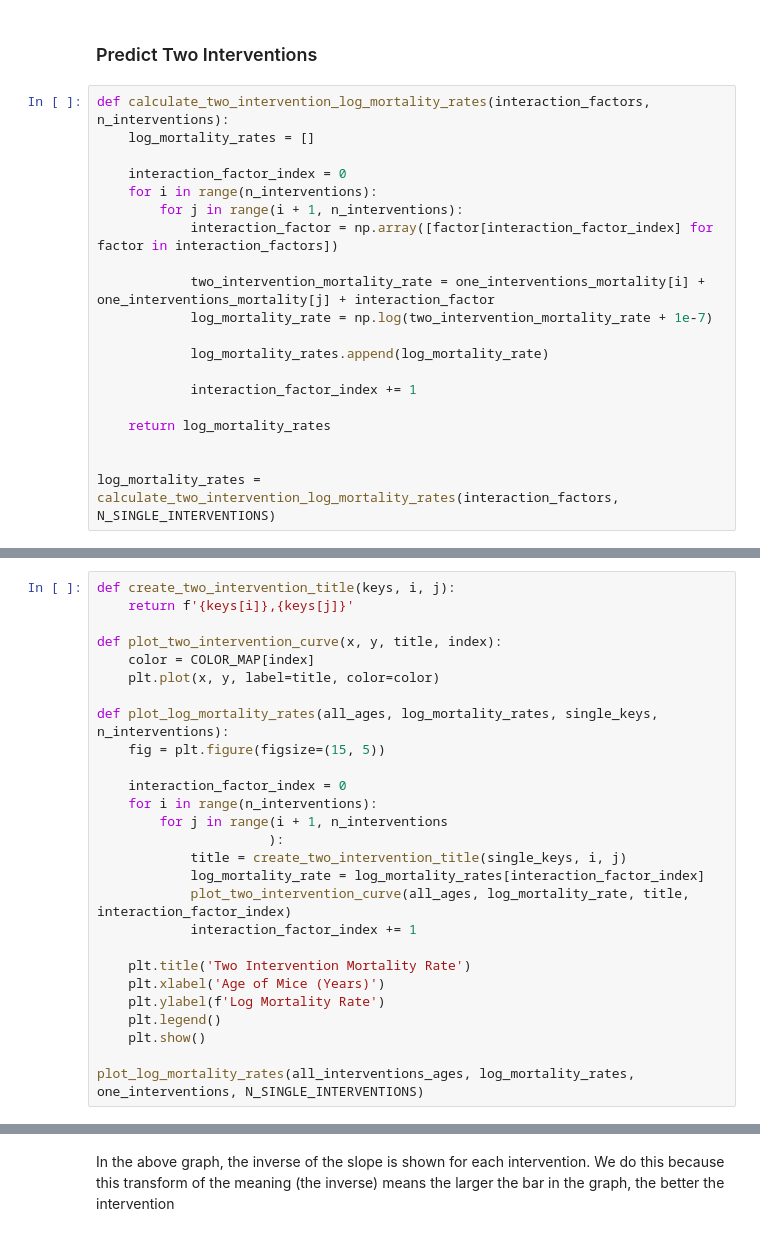
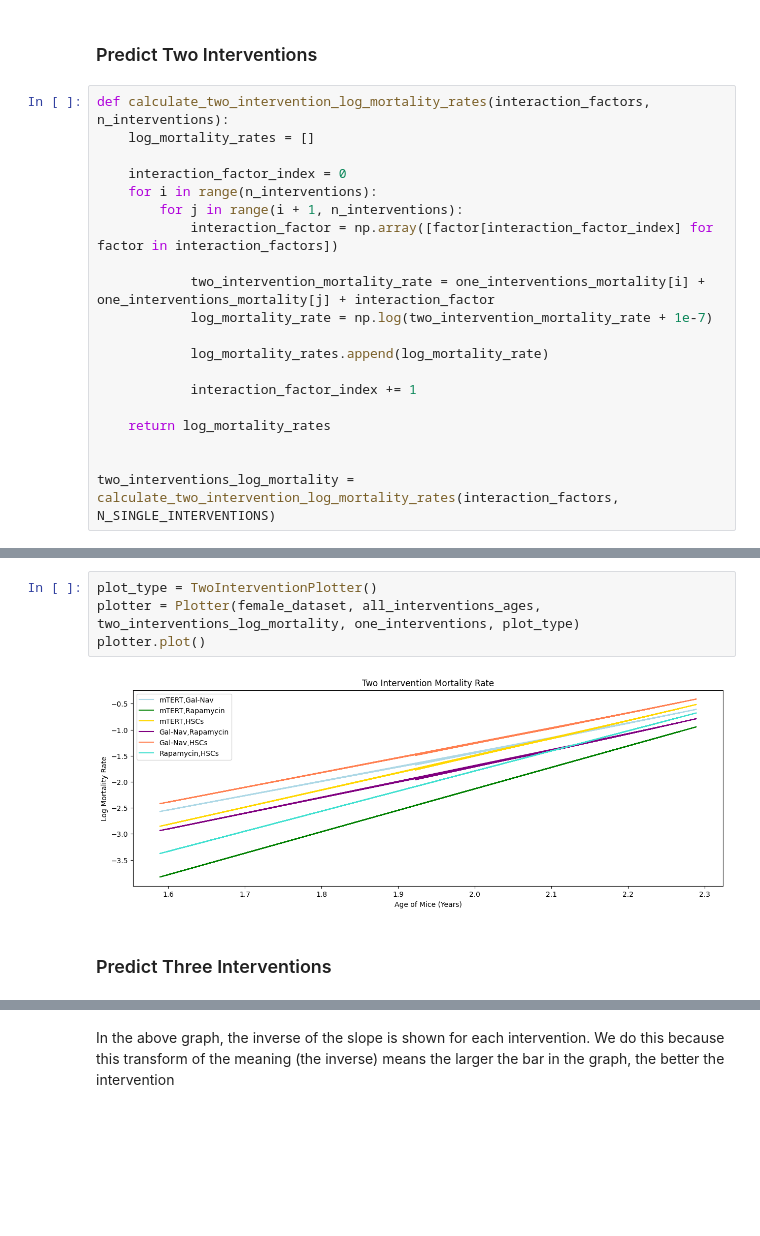
Before and after one commit to shs2017/Data-Literacy, a Jupyter notebook: exp/Second_Order_model.ipynb, the cells around one changed output, grey strips where cells are left out. Saved outputs shown, nothing was run; the diff lists cells and outputs as text; blank space fills up the shorter version.

```diff
--- a/exp/Second_Order_model.ipynb
+++ b/exp/Second_Order_model.ipynb
@@ -500,7 +575,7 @@ def calculate_two_intervention_log_mortality_rates(interaction_factors, n_interv
     return log_mortality_rates
 
 
-log_mortality_rates = calculate_two_intervention_log_mortality_rates(interaction_factors, N_SINGLE_INTERVENTIONS)
+two_interventions_log_mortality = calculate_two_intervention_log_mortality_rates(interaction_factors, N_SINGLE_INTERVENTIONS)
 # %%
 interaction_factor_index = 0
 for i in range(N_SINGLE_INTERVENTIONS):
@@ -515,29 +587,10 @@ for i in range(N_SINGLE_INTERVENTIONS):
 
         interaction_factor_index += 1
 # %%
-def create_two_intervention_title(keys, i, j):
-    return f'{keys[i]},{keys[j]}'
-
-def plot_two_intervention_curve(x, y, title, index):
-    color = COLOR_MAP[index]
-    plt.plot(x, y, label=title, color=color)
-
-def plot_log_mortality_rates(all_ages, log_mortality_rates, single_keys, n_interventions):
-    fig = plt.figure(figsize=(15, 5))
-
-    interaction_factor_index = 0
-    for i in range(n_interventions):
-        for j in range(i + 1, n_interventions
-                      ):
-            title = create_two_intervention_title(single_keys, i, j)
-            log_mortality_rate = log_mortality_rates[interaction_factor_index]
-            plot_two_intervention_curve(all_ages, log_mortality_rate, title, interaction_factor_index)
-            interaction_factor_index += 1
-
-    plt.title('Two Intervention Mortality Rate')
-    plt.xlabel('Age of Mice (Years)')
-    plt.ylabel(f'Log Mortality Rate')
-    plt.legend()
-    plt.show()
-
-plot_log_mortality_rates(all_interventions_ages, log_mortality_rates, one_interventions, N_SINGLE_INTERVENTIONS)
+plot_type = TwoInterventionPlotter()
+plotter = Plotter(female_dataset, all_interventions_ages, two_interventions_log_mortality, one_interventions, plot_type)
+plotter.plot()
+# %% [output]
+[figure, added]
+# %% [markdown]
+### Predict Three Interventions
```
Also changed, not shown: parts of 30 cells of this notebook.
